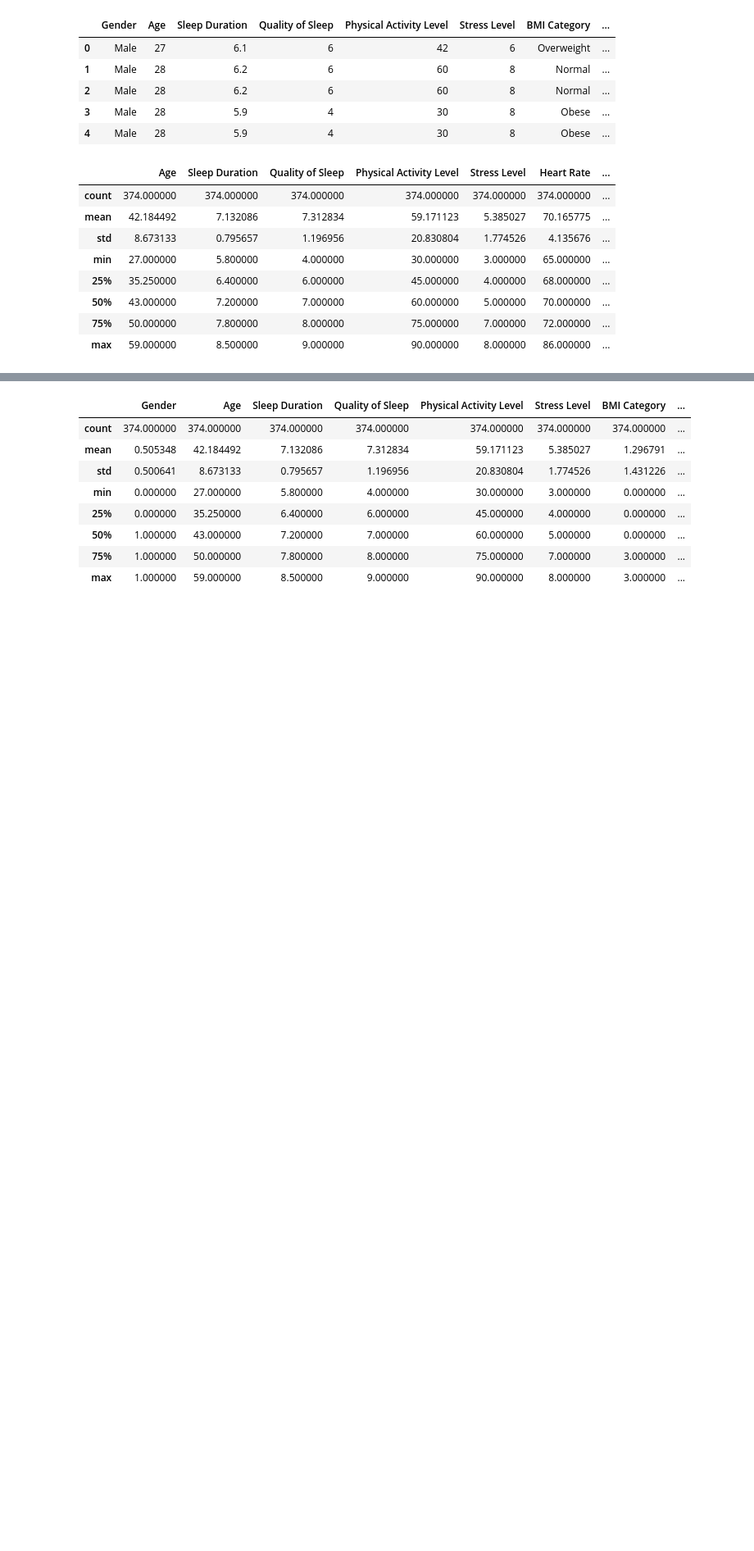
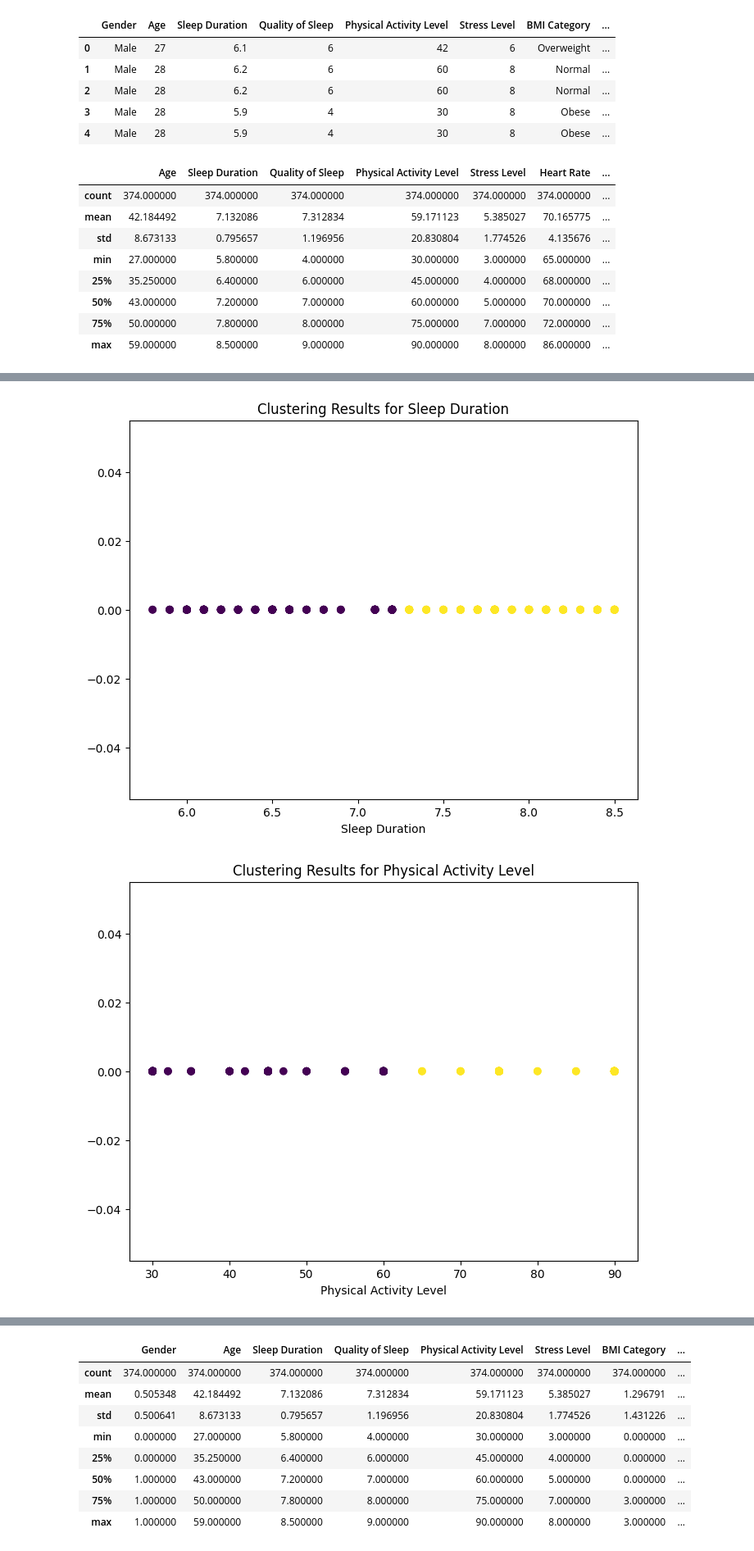
Before and after one commit to AdidyaAbimanyu/capstone, a Jupyter notebook: notebook.ipynb, the cells around one changed output, grey strips where cells are left out. Shown: that part at 82% size. Cells and saved outputs as stored; diff of their text form; code cells hidden in the pictures; blank space fills up the shorter version.

Commit message:
Clustering and predict

```diff
--- a/notebook.ipynb
+++ b/notebook.ipynb
@@ -114,0 +128,27 @@ dataset.describe()
+# %%
+clusters_result = {}
+
+for feature in x_cluster:
+    feature_data = data_selected[[feature]].values
+
+    feature_scaled = scaler.fit_transform(feature_data)
+
+    kmeans = KMeans(n_clusters=2, random_state=42)
+    clusters = kmeans.fit_predict(feature_scaled)
+
+    if feature == 'Stress Level':
+
+        cluster_labels = {cluster: 'Baik' if center < 0 else 'Buruk'
+                          for cluster, center in enumerate(kmeans.cluster_centers_.flatten())}
+    else:
+        cluster_labels = {cluster: 'Baik' if center > 0 else 'Buruk'
+                          for cluster, center in enumerate(kmeans.cluster_centers_.flatten())}
+
+    labeled_clusters = [cluster_labels[cluster] for cluster in clusters]
+
+    clusters_result[feature] = labeled_clusters
+# %%
+for feature, labels in clusters_result.items():
+    dataset[f"{feature} Cluster"] = labels
+
+dataset
@@ -114,0 +169,16 @@ dataset.describe()
+# %%
+for feature in x_cluster:
+    feature_data = data_selected[[feature]].values
+    feature_scaled = scaler.fit_transform(feature_data)
+
+    kmeans = KMeans(n_clusters=2, random_state=42)
+    clusters = kmeans.fit_predict(feature_scaled)
+
+    plt.figure(figsize=(8, 6))
+    plt.scatter(feature_data, [0] * len(feature_data), c=clusters, cmap='viridis')
+    plt.xlabel(feature)
+    plt.title(f"Clustering Results for {feature}")
+    plt.show()
+# %% [output]
+[figure, added]
+[figure, added]
```
Also changed, not shown: parts of 20 cells of this notebook, 1 other file.
